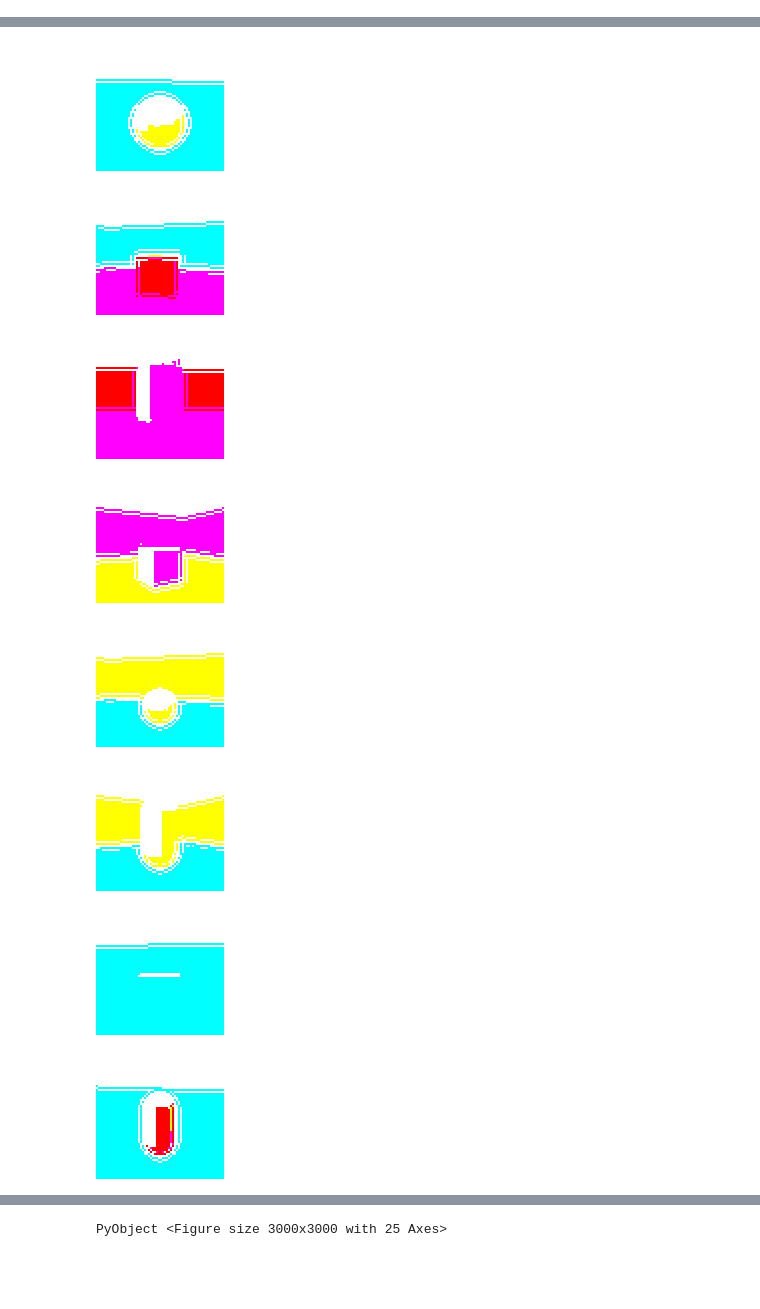
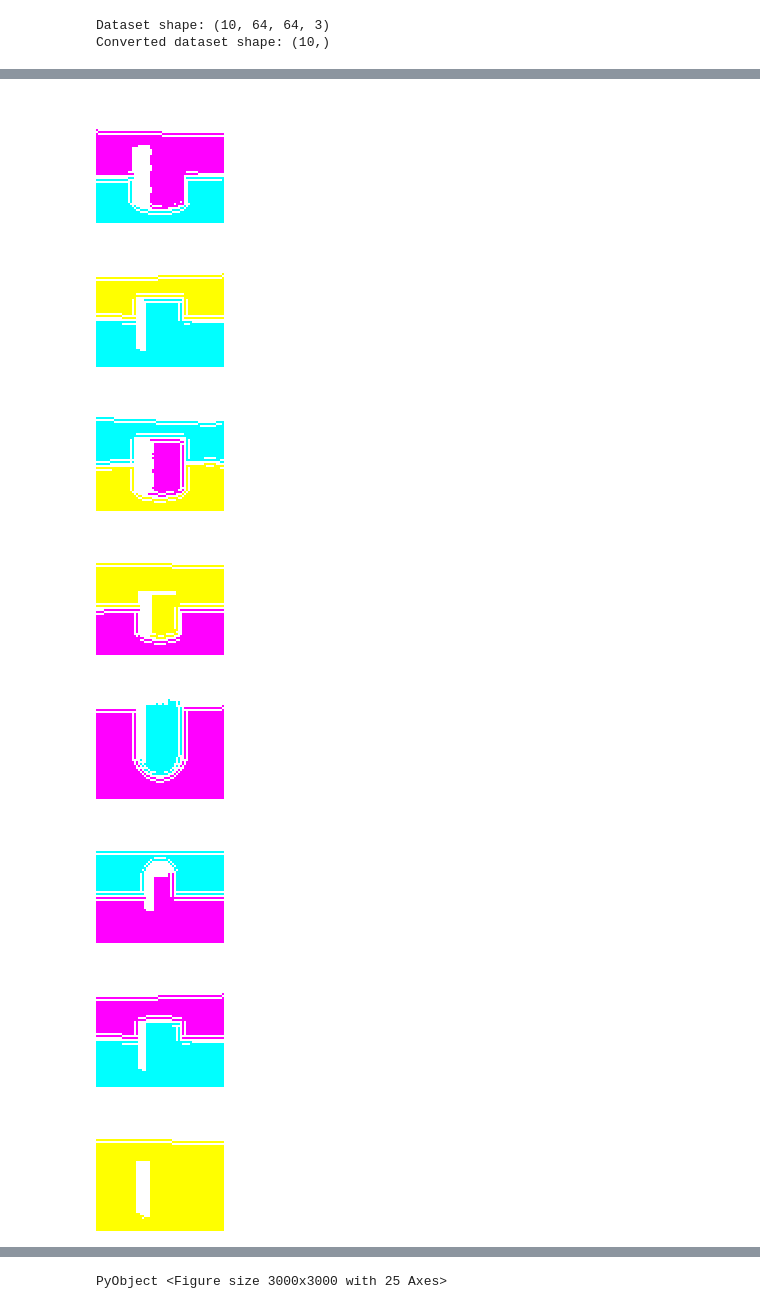
Before and after one commit to Daniel-Gong/final_project, a Jupyter notebook: Julia_Notebook.ipynb, the cells around one changed output, grey strips where cells are left out. Drawn from its saved outputs; the diff is of its cells as text; code cells hidden in the pictures; blank space fills up the shorter version.

```diff
--- a/Julia_Notebook.ipynb
+++ b/Julia_Notebook.ipynb
@@ -37,8 +17,8 @@ Precompiling project...
 # %%
 function load_shapes3d_dataset(file_path, type ="train")
-    random_idx = rand(1:480000, 10000)
+    random_idx = rand(1:480000, 100)
     if type == "test"
-        random_idx = rand(1:480000, 1000)
+        random_idx = rand(1:480000, 10)
     end
     dataset = h5open(file_path, "r") do file
         read(file["images"])[:, :, :, random_idx]
@@ -54,8 +34,12 @@ end
 ;
 # %%
 # Load the dataset
-train_data,converted_dataset = load_shapes3d_dataset("3dshapes.h5", "train")
+train_data,converted_train_data = load_shapes3d_dataset("3dshapes.h5", "train")
 ;
+
+# save the dataset
+save("train_data.jld2", "train_data", train_data)
+save("converted_train_data.jld2", "converted_train_data", converted_train_data)
 # %% [output]
 Dataset shape: (100, 64, 64, 3)
 Converted dataset shape: (100,)
@@ -70,6 +46,15 @@ Converted dataset shape: (10,)
+# %%
+test_data,convert_test_data = load_shapes3d_dataset("3dshapes.h5", "test")
+;
+
+# save the dataset
+save("test_data.jld2", "test_data", test_data)
+save("convert_test_data.jld2", "convert_test_data", convert_test_data)
+# %% [output]
+Dataset shape: (10, 64, 64, 3)
+Converted dataset shape: (10,)
 # %%
 # show the images in the dataset
-using Images
 function show_images(dataset)
     random_idx = rand(1:100, 10)
     for i in random_idx
@@ -81,5 +66,5 @@ function show_images(dataset)
 end
 
 # show the images in the dataset
-show_images(dataset)
+show_images(train_data)
 # %% [output]
@@ -87,8 +72,8 @@ show_images(dataset)
-[figure, old version]
+[figure, new version]
-[figure, old version]
+[figure, new version]
-[figure, old version]
+[figure, new version]
-[figure, old version]
+[figure, new version]
-[figure, old version]
+[figure, new version]
-[figure, old version]
+[figure, new version]
-[figure, old version]
+[figure, new version]
-[figure, old version]
+[figure, new version]
```
Also changed, not shown: parts of 8 cells of this notebook, 5 other files.
